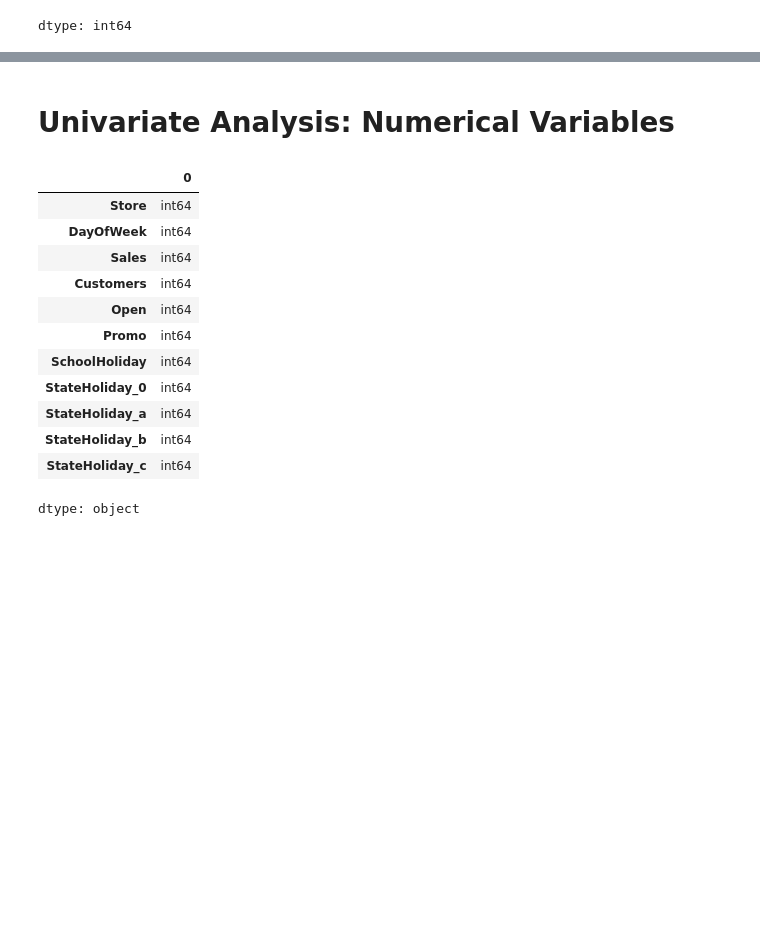
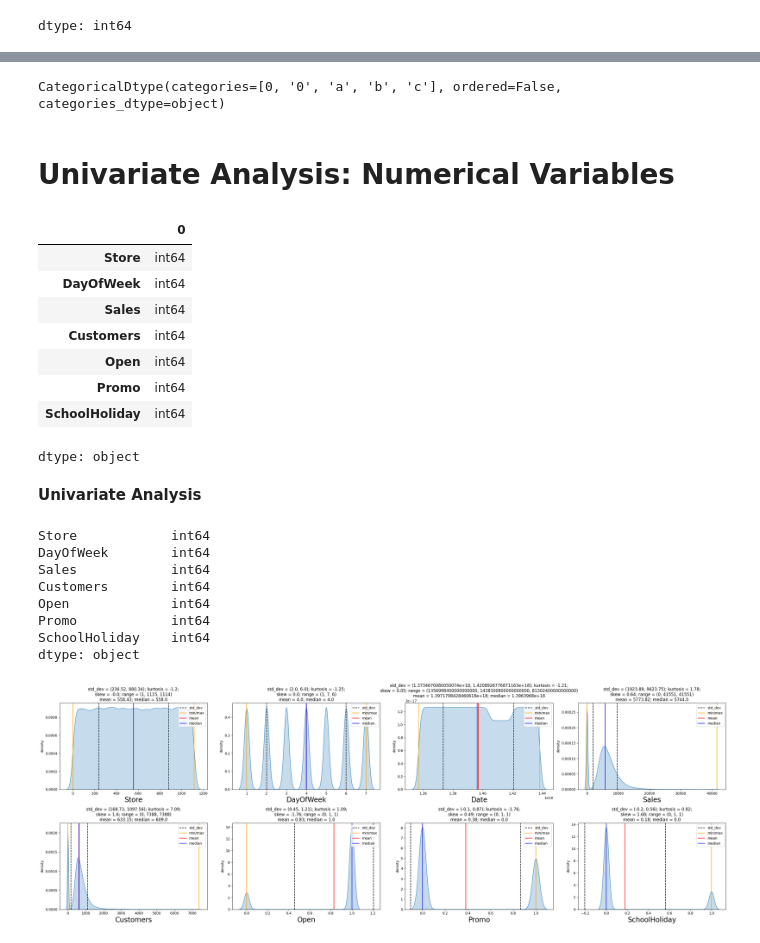
Before and after one commit to namozhdehi/KSR, a Jupyter notebook: Store_sales_EDA_Clustering.ipynb, the cells around one changed output, grey strips where cells are left out. Saved outputs shown, nothing was run; the diff lists cells and outputs as text; code cells hidden in the pictures; blank space fills up the shorter version.

```diff
--- a/Store_sales_EDA_Clustering.ipynb
+++ b/Store_sales_EDA_Clustering.ipynb
@@ -155,3 +137,11 @@ df.head()
+# %%
+# Convert the StateHoliday column to a categorical type
+df['StateHoliday'] = df['StateHoliday'].astype('category')
+
+# Verify the conversion
+df['StateHoliday'].dtype
+# %% [output]
+CategoricalDtype(categories=[0, '0', 'a', 'b', 'c'], ordered=False, categories_dtype=object)
 # %% [markdown]
 # **Univariate Analysis: Numerical Variables**
 # %%
@@ -166,10 +156,6 @@ df.select_dtypes(include=['int32', 'int64', 'float64','Int64']).dtypes
 | Open | int64 |
 | Promo | int64 |
 | SchoolHoliday | int64 |
-| StateHoliday_0 | int64 |
-| StateHoliday_a | int64 |
-| StateHoliday_b | int64 |
-| StateHoliday_c | int64 |
 dtype: object
 # %%
 import pandas as pd
@@ -183,7 +169,7 @@ def UVA_numeric(data, var_group):
     It then calculates the descriptives of the variable.
     """
     size = len(var_group)
-    cols = 3  # Number of columns per row
+    cols = 4  # Number of columns per row
     rows = (size // cols) + (size % cols > 0)  # Calculate number of rows needed
 
     plt.figure(figsize=(7*cols, 5*rows), dpi=100)
@@ -248,0 +232,18 @@ UVA_numeric(df,store_col)
+# %% [markdown]
+**Univariate Analysis**
+# %%
+store_col = df.select_dtypes(include=['int64']).dtypes #df.columns
+print(store_col)
+store_col = ['Store', 'DayOfWeek', 'Date', 'Sales', 'Customers', 'Open', 'Promo',
+       'SchoolHoliday']
+UVA_numeric(df,store_col)
+# %% [output]
+Store            int64
+DayOfWeek        int64
+Sales            int64
+Customers        int64
+Open             int64
+Promo            int64
+SchoolHoliday    int64
+dtype: object
+[figure, added]
```
Also changed, not shown: parts of 50 cells of this notebook.
